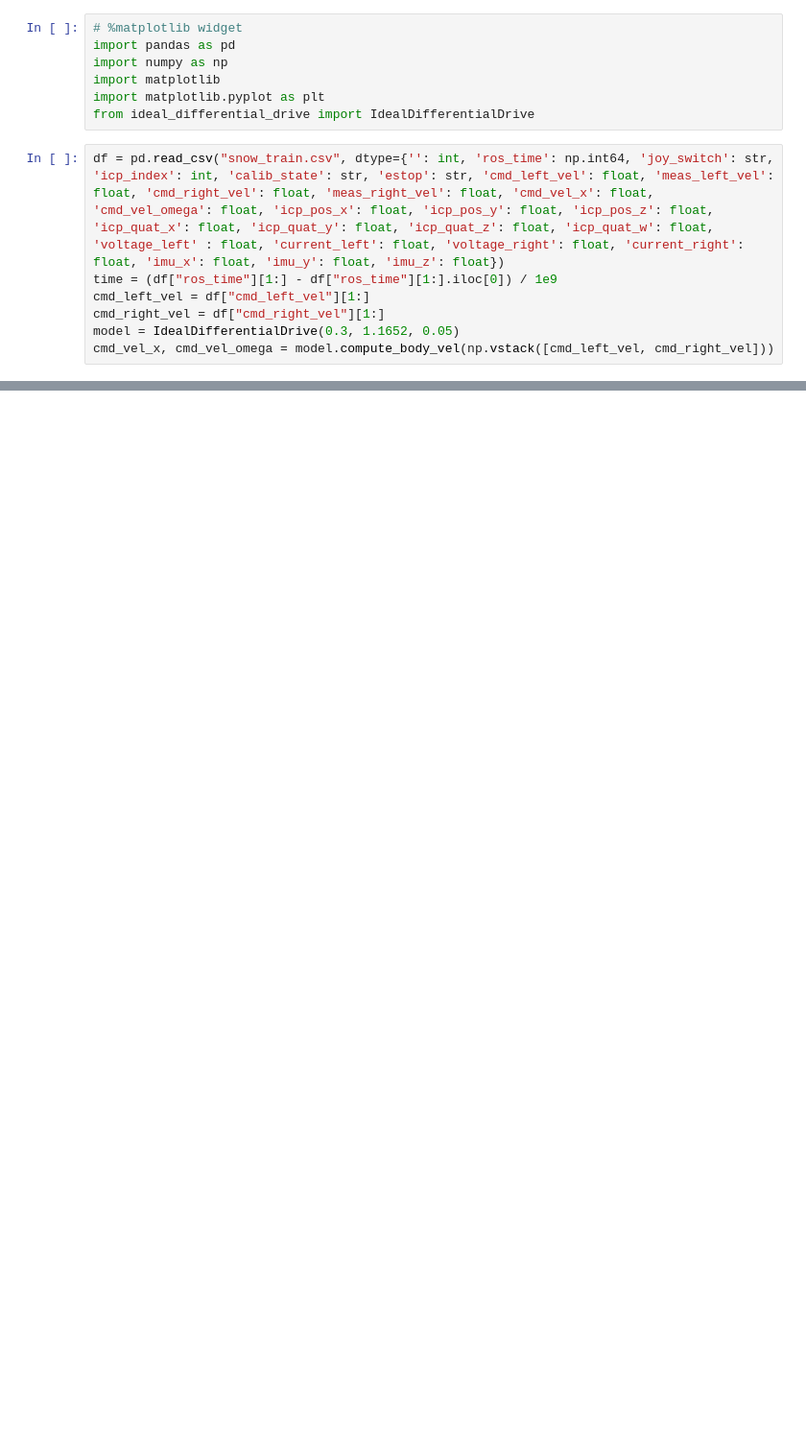
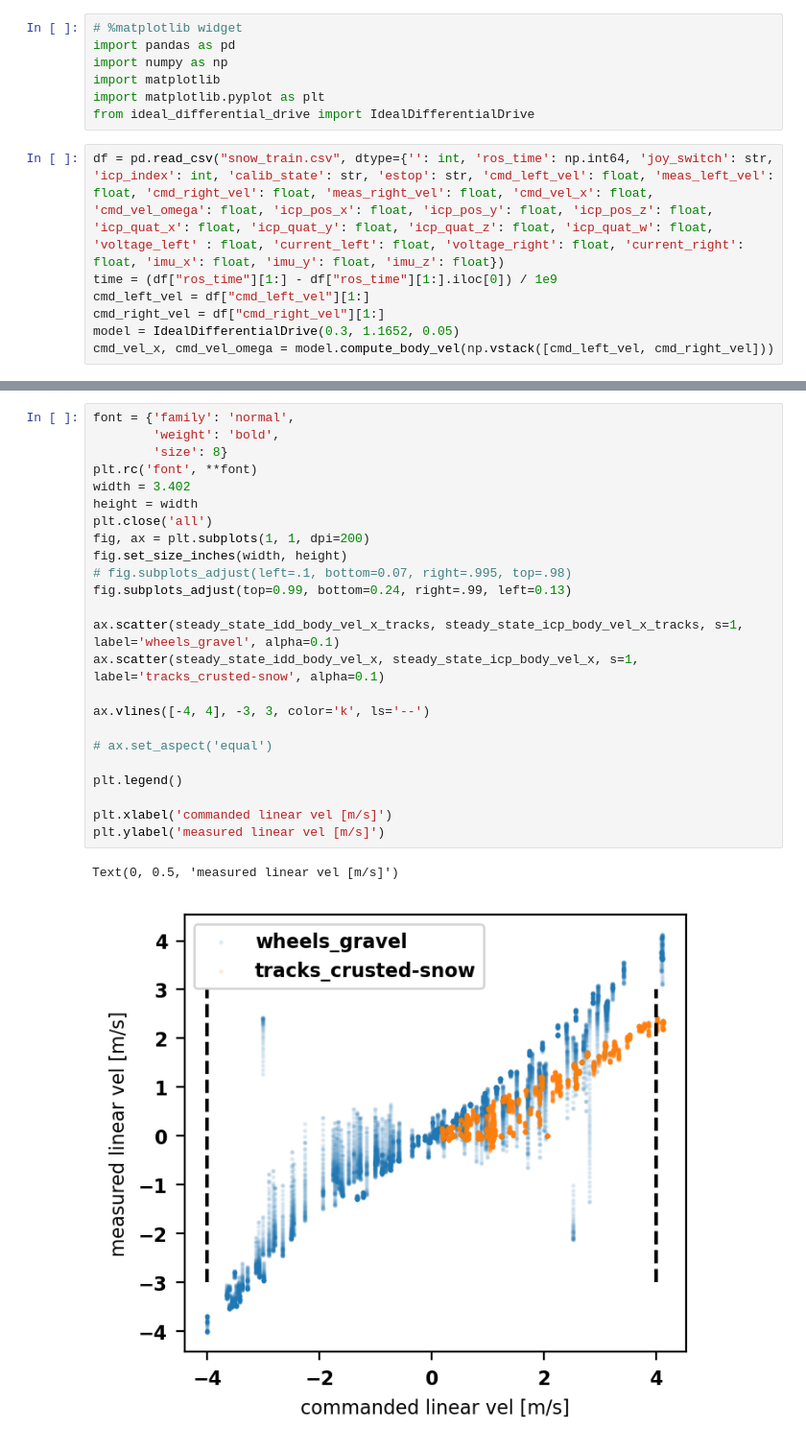
Before and after one commit to norlab-ulaval/norlab_WMRD, a Jupyter notebook: RAL2023/intro/input_space_figure/export_cmd_vels.ipynb, the cells around one changed output, grey strips where cells are left out. Shown at 96% size. Cells and saved outputs as stored; diff of their text form; blank space fills up the shorter version.

```diff
--- a/RAL2023/intro/input_space_figure/export_cmd_vels.ipynb
+++ b/RAL2023/intro/input_space_figure/export_cmd_vels.ipynb
@@ -191,0 +319,27 @@ plt.show()
+# %%
+font = {'family': 'normal',
+        'weight': 'bold',
+        'size': 8}
+plt.rc('font', **font)
+width = 3.402
+height = width
+plt.close('all')
+fig, ax = plt.subplots(1, 1, dpi=200)
+fig.set_size_inches(width, height)
+# fig.subplots_adjust(left=.1, bottom=0.07, right=.995, top=.98)
+fig.subplots_adjust(top=0.99, bottom=0.24, right=.99, left=0.13)
+
+ax.scatter(steady_state_idd_body_vel_x_tracks, steady_state_icp_body_vel_x_tracks, s=1, label='wheels_gravel', alpha=0.1)
+ax.scatter(steady_state_idd_body_vel_x, steady_state_icp_body_vel_x, s=1, label='tracks_crusted-snow', alpha=0.1)
+
+ax.vlines([-4, 4], -3, 3, color='k', ls='--')
+
+# ax.set_aspect('equal')
+
+plt.legend()
+
+plt.xlabel('commanded linear vel [m/s]')
+plt.ylabel('measured linear vel [m/s]')
+# %% [output]
+Text(0, 0.5, 'measured linear vel [m/s]')
+[figure, added]
```
Also changed, not shown: parts of 4 cells of this notebook, 6 other files.
